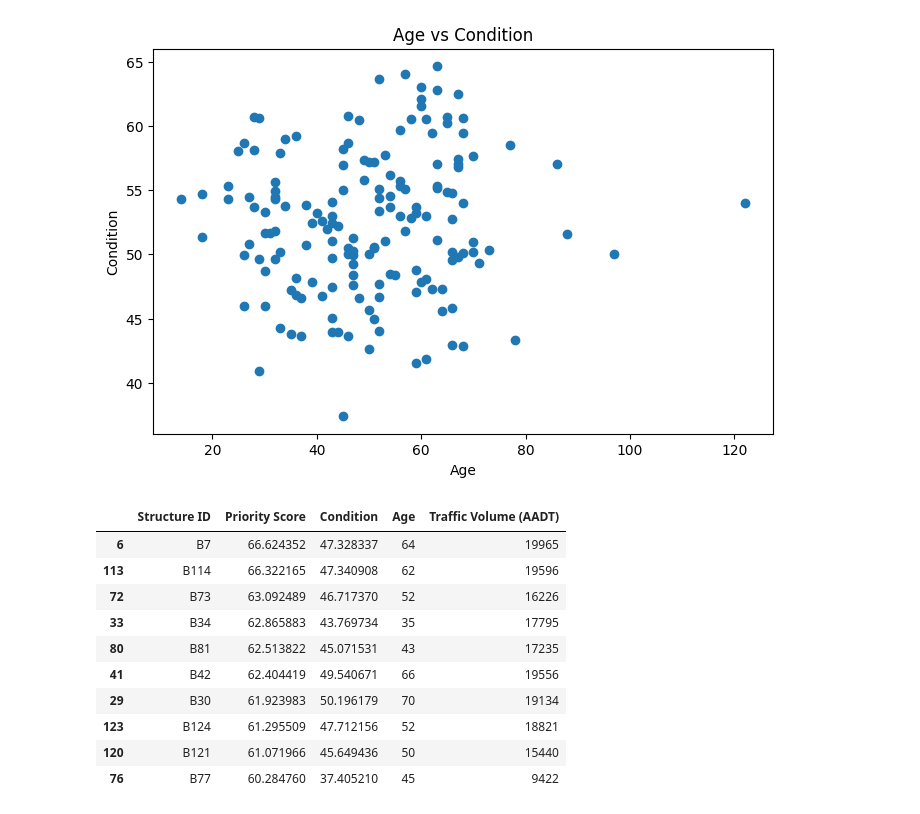
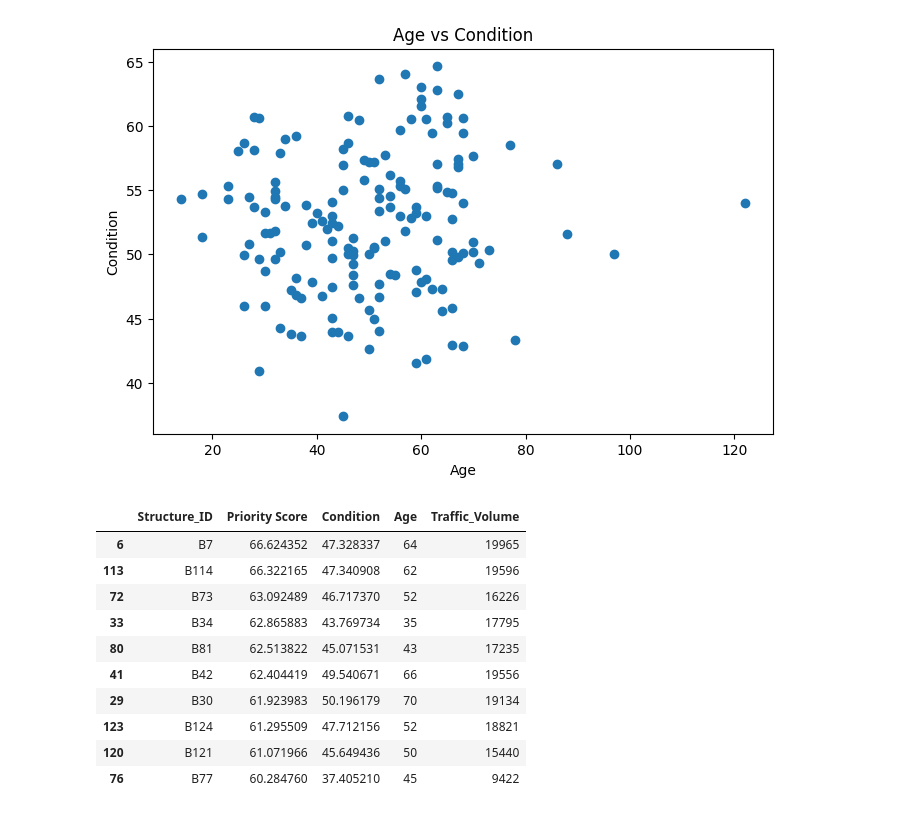
Before and after one commit to reza-chilli/Infrastructure-management-project, a Jupyter notebook: Analysis.ipynb, the cells around one changed output. Cells and saved outputs as stored; diff of their text form; code cells hidden in the pictures.

```diff
--- a/Analysis.ipynb
+++ b/Analysis.ipynb
@@ -199,10 +206,10 @@ display(summary)
 # %%
-df_trim["Age"] = current_year - df_trim["First Year In Service"]
+df_trim["Age"] = current_year - df_trim["First_Year_In_Service"]
 
 df_trim["Condition"] = (
-    df_trim["Cond Rat_Deck "] +
-    df_trim["Cond Rat_Super "] +
-    df_trim["Cond Rat_Sub"]
+    df_trim["Cond_Rat_Deck"] +
+    df_trim["Cond_Rat_Super"] +
+    df_trim["Cond_Rat_Sub"]
 ) / 3
 # %%
 print(f"Number of Bridges: {len(df_trim)}")
@@ -281,11 +288,11 @@ df_trim["Age_Score"] = normalize(
 )
 
 df_trim["Traffic_Score"] = normalize(
-    df_trim["Traffic Volume (AADT)"]
+    df_trim["Traffic_Volume"]
 )
 
 df_trim["Cost_Score"] = normalize(
-    df_trim["Replacement Cost ($2020)"]
+    df_trim["Replacement_Cost"]
 )
 # %%
 df_trim["Priority Score"] = (
@@ -297,25 +304,25 @@ df_trim["Priority Score"] = (
 # %%
 top10 = (
     df_trim.sort_values(
         "Priority Score",
         ascending=False
     )
     .head(10)
 )
 
 display(
     top10[
         [
-            "Structure ID",
+            "Structure_ID",
             "Priority Score",
             "Condition",
             "Age",
-            "Traffic Volume (AADT)"
+            "Traffic_Volume"
         ]
     ]
 )
 # %% [output]
-|  | Structure ID | Priority Score | Condition | Age | Traffic Volume (AADT) |
+|  | Structure_ID | Priority Score | Condition | Age | Traffic_Volume |
 | 6 | B7 | 66.624352 | 47.328337 | 64 | 19965 |
 | 113 | B114 | 66.322165 | 47.340908 | 62 | 19596 |
 | 72 | B73 | 63.092489 | 46.717370 | 52 | 16226 |
```
Also changed, not shown: parts of 4 cells of this notebook, 1 other file.
